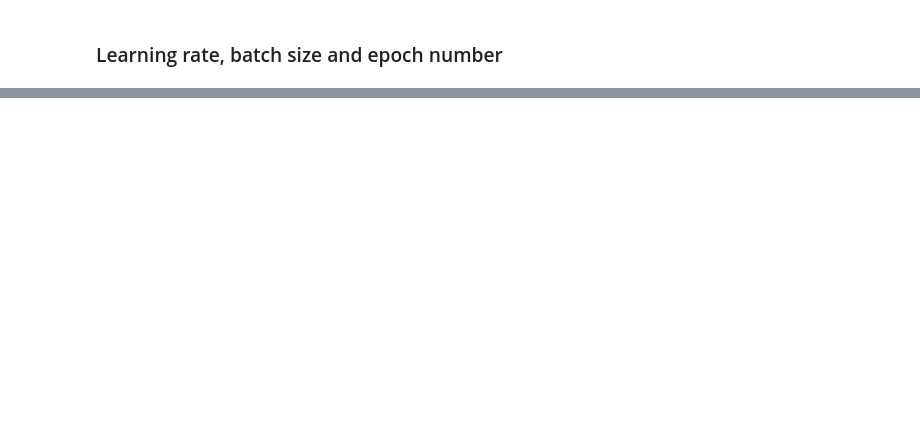
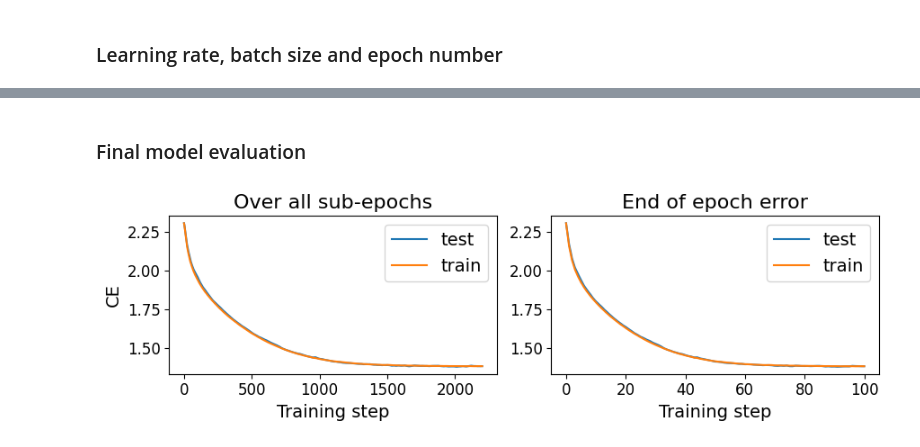
Before and after one commit to jonatanwins/Project3_FYS_STK4155, a Jupyter notebook: Runs/a_multinomial.ipynb, the cells around one changed output, grey strips where cells are left out. Cells and saved outputs as stored; diff of their text form; code cells hidden in the pictures; blank space fills up the shorter version.

```diff
--- a/Runs/a_multinomial.ipynb
+++ b/Runs/a_multinomial.ipynb
@@ -114,2 +142,23 @@ CE train:  0.28630823
 # %% [markdown]
 ### Learning rate, batch size and epoch number
+# %%
+batch_sizes           = [32, 64, 128, 256, 512, 1028]
+learning_rates        = [0.001, 0.005, 0.01, 0.02]
+regularisation_params = [0.1, 0.01, 0.001, 0.0001, 0.00001, 0.000001]
+
+# We do one run with max epoch number, storing the intermediate as their own runs
+epoch_numbers = [25, 50, 75, 100]
+
+
+# result_filepath = "Results/multinomial_28.json"
+result_filepath = "Results/multinomial_8.json"
+
+# Perform the #b*#l*#e experiments
+for b in batch_sizes:
+    for l in learning_rates:
+        for r in regularisation_params:
+            print(f"Batch Size: {b}, Learning Rate: {l}, Regularisation: {r}")
+
+            result = single_run(X_train, X_test, y_train, y_test,
+                                lr=l, lam=r, epochs=epoch_numbers[-1], batch_size=b,
+                                plot_or_not=False, result_filepath=result_filepath, intermediate_epochs=epoch_numbers[0:-1])
@@ -115,0 +191,15 @@ CE train:  0.28630823
+# %% [markdown]
+### Final model evaluation
+# %%
+l = 0.01
+e = 100
+b = 64
+
+result = single_run(X_train, X_test, y_train, y_test,
+                    lr=l, lam=0.0001, epochs=e, batch_size=b,
+                    plot_or_not=True, result_filepath=result_filepath)
+
+model = result["model"]
+beta = result["beta_final"]
+# %% [output]
+[figure, added]
```
Also changed, not shown: parts of 11 cells of this notebook, 6 other files.
